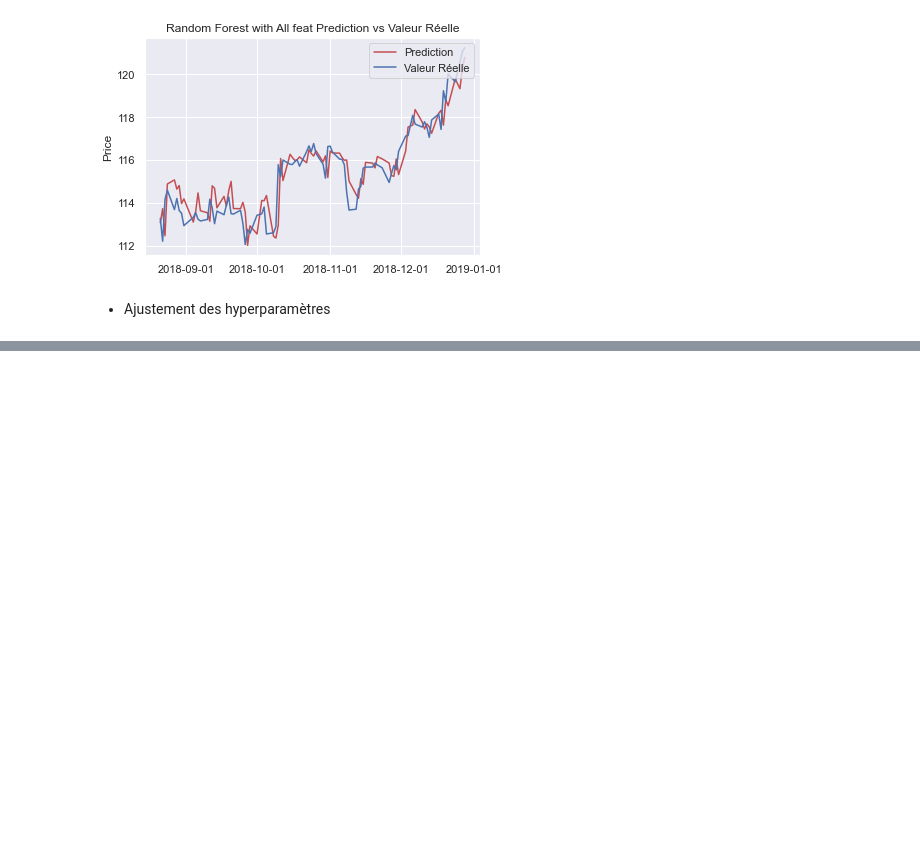
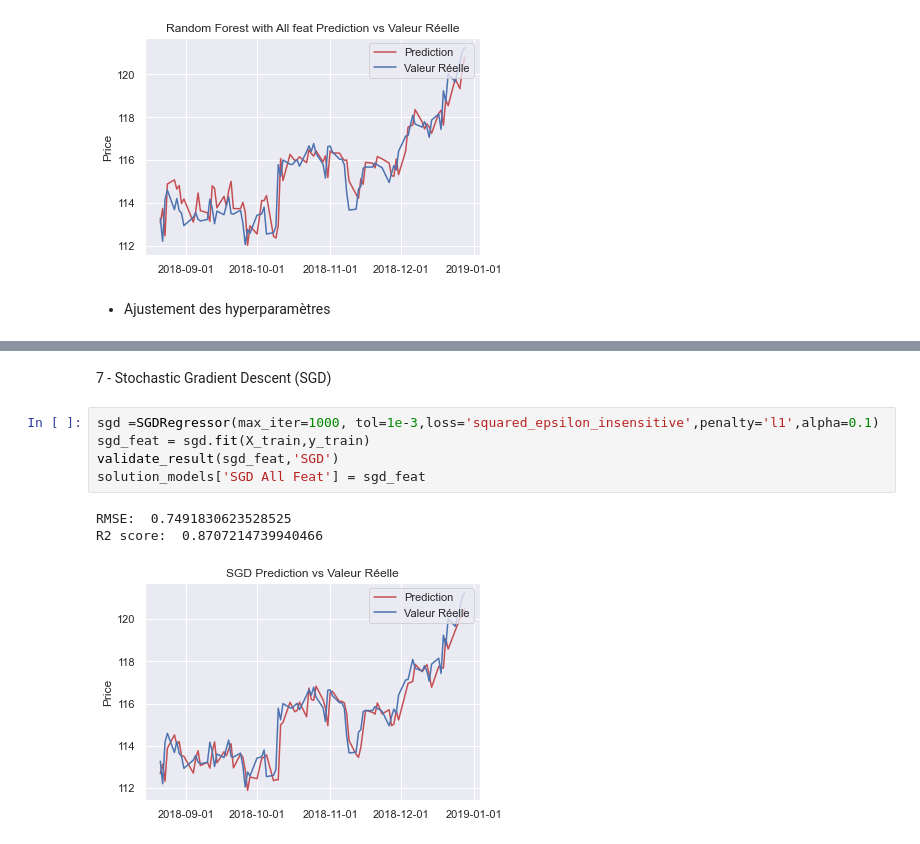
Before and after one commit to kevinDlan/gold_adj_close_predict_notebook, a Jupyter notebook: Model_avec_date.ipynb, the cells around one changed output, grey strips where cells are left out. Drawn from its saved outputs; the diff is of its cells as text; blank space fills up the shorter version.

```diff
--- a/Model_avec_date.ipynb
+++ b/Model_avec_date.ipynb
@@ -232,0 +295,11 @@ validate_result(grid_search_RF_feat,'RandomForest GS')
+# %% [markdown]
+7 - Stochastic Gradient Descent (SGD)
+# %%
+sgd =SGDRegressor(max_iter=1000, tol=1e-3,loss='squared_epsilon_insensitive',penalty='l1',alpha=0.1)
+sgd_feat = sgd.fit(X_train,y_train)
+validate_result(sgd_feat,'SGD')
+solution_models['SGD All Feat'] = sgd_feat
+# %% [output]
+RMSE:  0.7491830623528525
+R2 score:  0.8707214739940466
+[figure, added]
```
Also changed, not shown: parts of 15 cells of this notebook.
